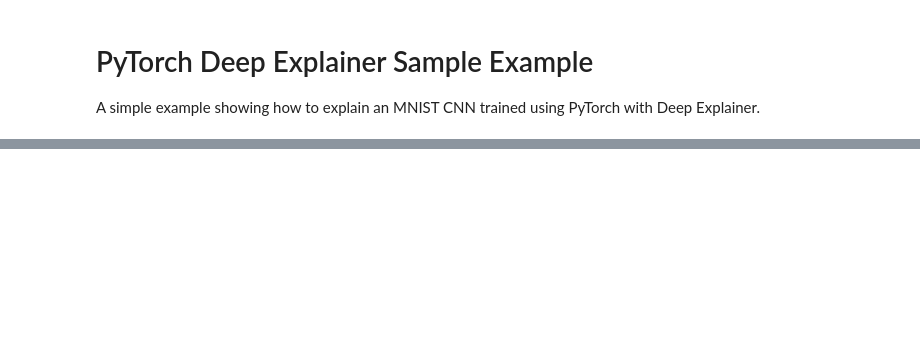
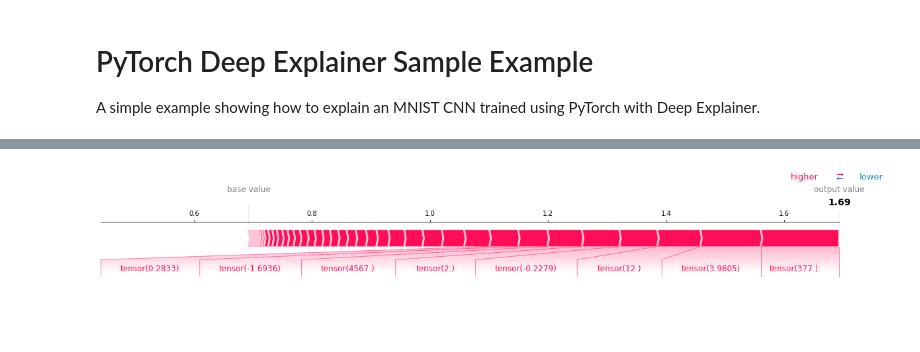
Before and after one commit to akashkm99/Socure-ML-Interpretability, a Jupyter notebook: captum.ipynb, the cells around one changed output, grey strips where cells are left out. Drawn from its saved outputs; the diff is of its cells as text; code cells hidden in the pictures; blank space fills up the shorter version.

```diff
--- a/captum.ipynb
+++ b/captum.ipynb
@@ -70,0 +144,17 @@ RuntimeError: size mismatch, m1: [4314250 x 50], m2: [91 x 45] at /opt/conda/con
+# %%
+import pickle
+
+deeplift_attributions = np.absolute(deeplift_attributions)
+deeplift_attributions = deeplift_attributions - np.min(deeplift_attributions, axis=1)[:, None]
+deeplift_attributions = deeplift_attributions/(deeplift_attributions.sum(axis=1)[:, None]+1e-5)
+
+db = {}
+db['attributes'] = deeplift_attributions
+dbfile = open('deeplift', 'ab')
+pickle.dump(db, dbfile)
+dbfile.close()
+# %%
+# might not be right (as expected val is not right)
+shap.force_plot(expectedVal[0], deeplift_attributions[0,:], X[0,:], matplotlib=True)
+# %% [output]
+[figure, added]
```
Also changed, not shown: parts of 22 cells of this notebook, 2 other files.
